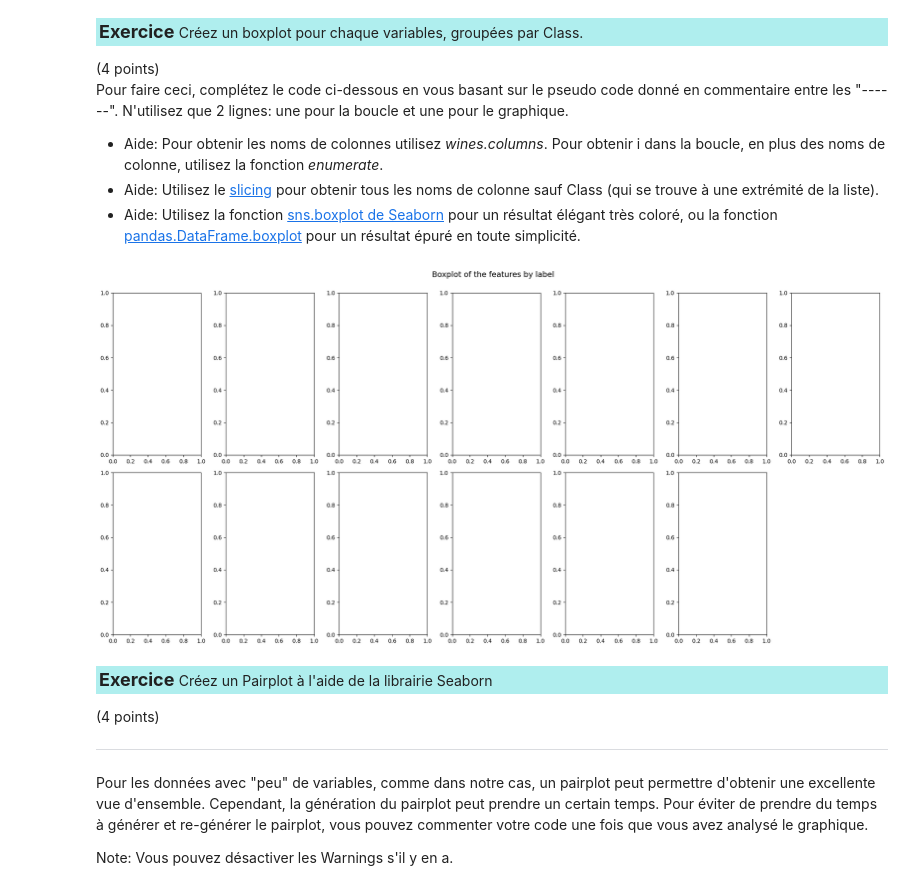
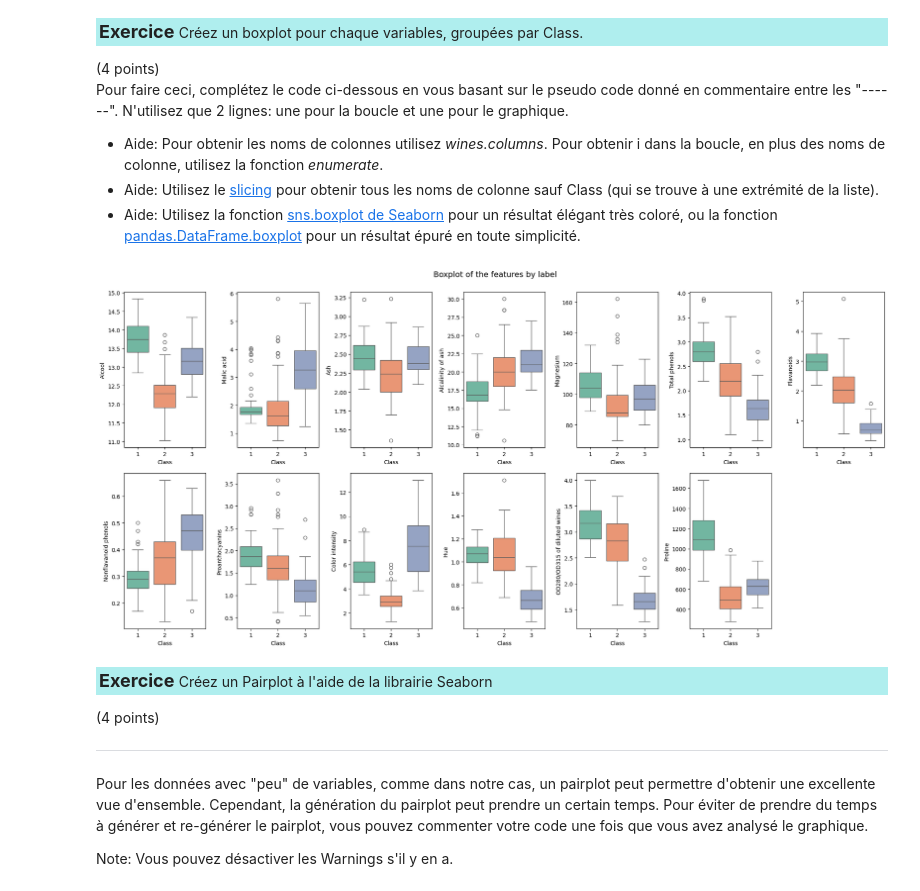
Before and after one commit to KilianHEIG/Labo3-ISD, a Jupyter notebook: TP3_ISD_SA2025.ipynb, the cells around one changed output. Drawn from its saved outputs; the diff is of its cells as text; code cells hidden in the pictures.

```diff
--- a/TP3_ISD_SA2025.ipynb
+++ b/TP3_ISD_SA2025.ipynb
@@ -185,3 +188,6 @@ headers = ['Class', 'Alcool', 'Malic acid', 'Ash', 'Alcalinity of ash', 'Magnesi
 
 # Créez le dataset et nommez le "wines"
 # Ajoutez votre code ici.
+
+wines = pd.read_csv('wine.data', names=headers)
+wines.sort_values('Alcool').head(1500)
@@ -216,17 +265,25 @@ Pour faire ceci, complétez le code ci-dessous en vous basant sur le pseudo code
 # %%
 fig, axs = plt.subplots(2, 7, figsize=(20, 10)) # On spécifie le nombre de lignes et de colonnes de notre figure
 axs = axs.flatten() # -> 1D
 
 #----------
 # Pour i et chaque nom de colonne sauf class
     # Boxplot avec pour x la Class, et pour y la variable. Utilisez ax=axs[i] pour insérer le plot dans la figure. !
 #----------
 
+for i, columsVar in enumerate(wines.columns[1:]):
+    sns.boxplot(
+        x=wines['Class'],
+        y=wines[columsVar],
+        ax=axs[i],
+        palette="Set2"
+    )
+
 fig.suptitle('Boxplot of the features by label', fontsize=14)
 fig.tight_layout(rect=[0, 0.03, 1, 0.98])
 fig.delaxes(axs[13]) # Supprime le plot vide en bas à droite
 # %% [output]
-[figure, old version]
+[figure, new version]
 # %% [markdown]
 <p style="background-color:#AFEEEE;padding:3px"><font size="4"><b>Exercice </b></font> Créez un Pairplot à l'aide de la librairie Seaborn</p>
 (4 points)
```
Also changed, not shown: parts of 6 cells of this notebook.
